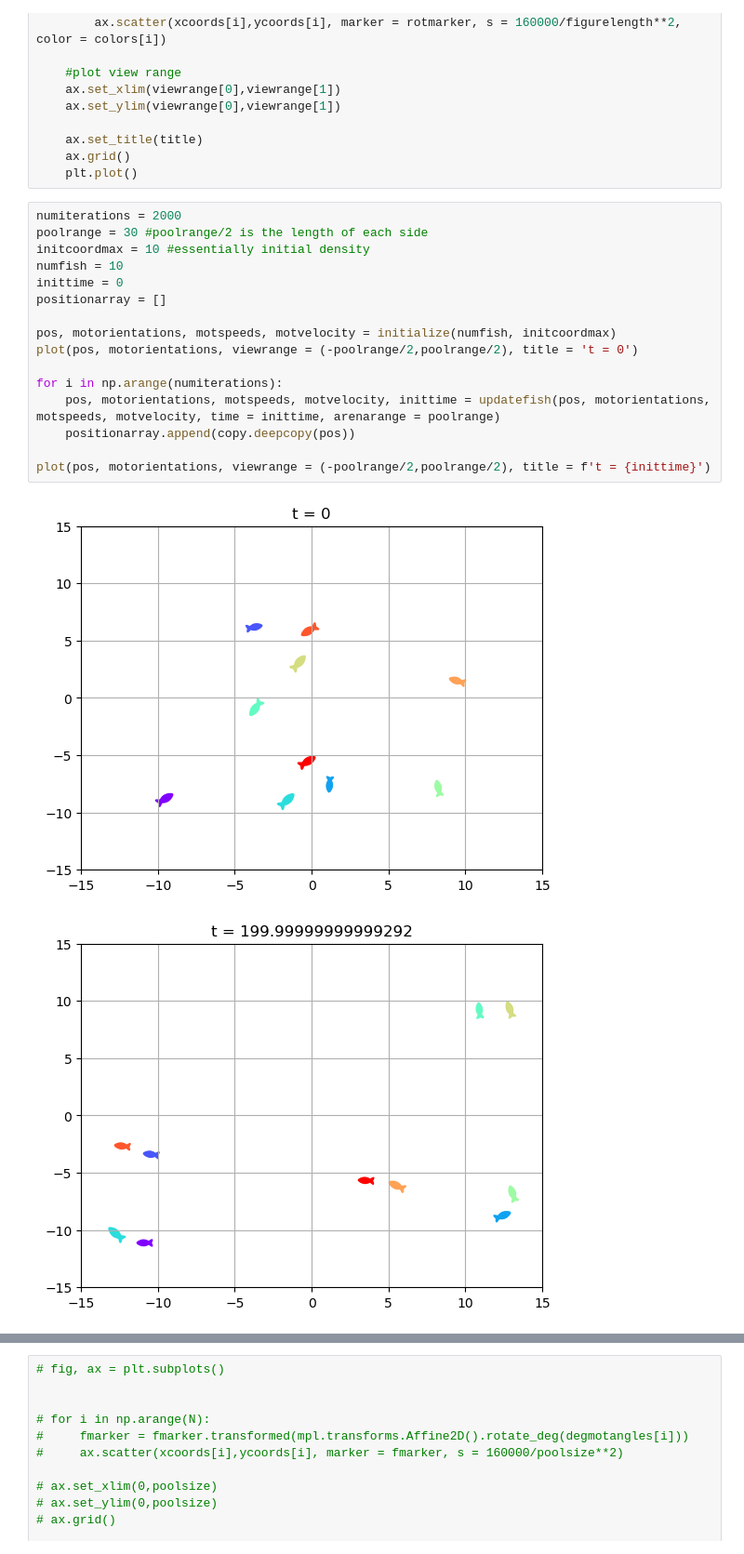
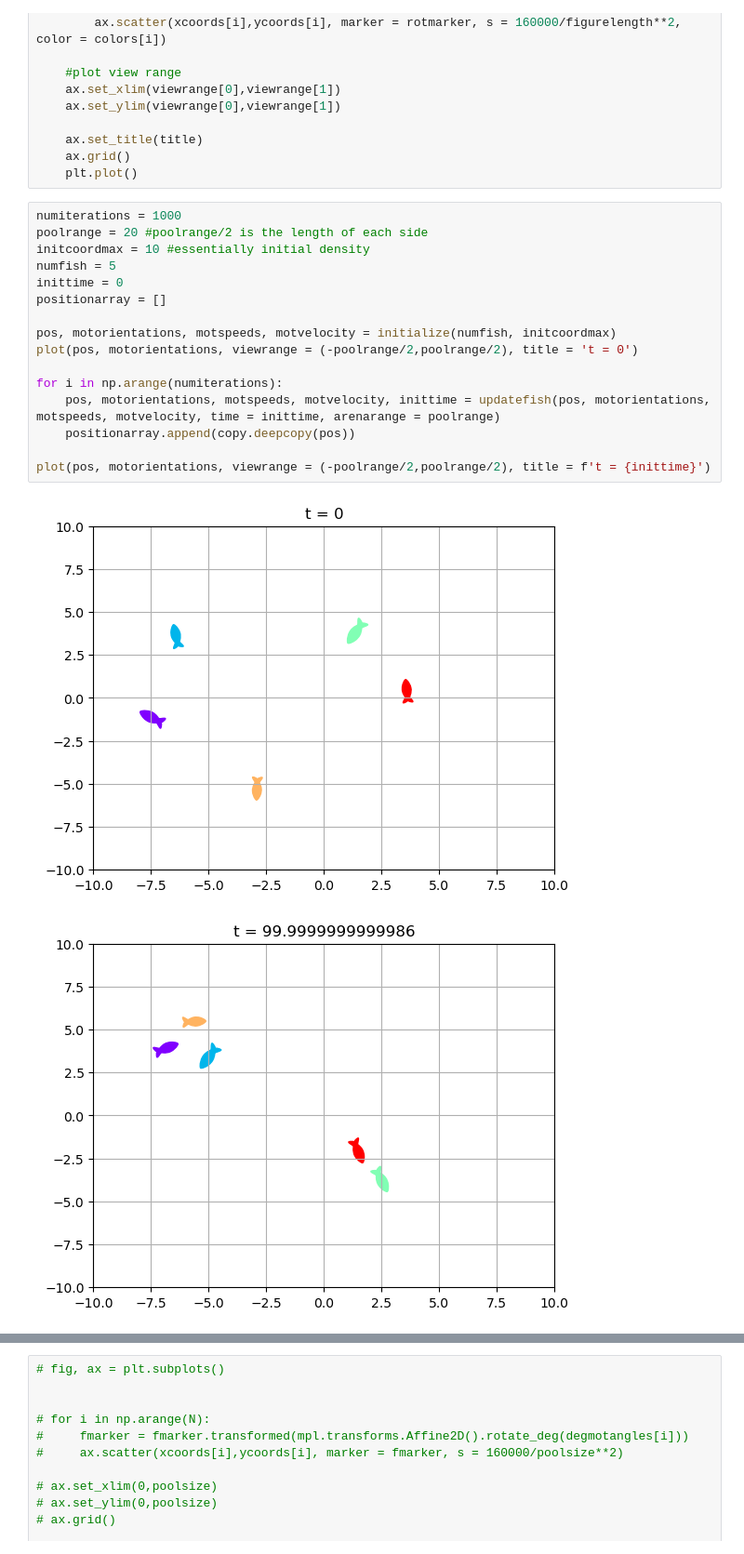
Before and after one commit to Bobomoto/PHYS250-Final-Project, a Jupyter notebook: Finalproject.ipynb, the cells around one changed output, grey strips where cells are left out. Shown at 93% size. Saved outputs shown, nothing was run; the diff lists cells and outputs as text.

```diff
--- a/Finalproject.ipynb
+++ b/Finalproject.ipynb
@@ -277,24 +277,24 @@ def plot(coords, radorientations, viewrange = (-50,50), title = '', fishmarker =
     ax.grid()
     plt.plot()
 # %%
-numiterations = 2000
-poolrange = 30 #poolrange/2 is the length of each side
+numiterations = 1000
+poolrange = 20 #poolrange/2 is the length of each side
 initcoordmax = 10 #essentially initial density
-numfish = 10
+numfish = 5
 inittime = 0
 positionarray = []
 
 pos, motorientations, motspeeds, motvelocity = initialize(numfish, initcoordmax)
 plot(pos, motorientations, viewrange = (-poolrange/2,poolrange/2), title = 't = 0')
 
 for i in np.arange(numiterations):
     pos, motorientations, motspeeds, motvelocity, inittime = updatefish(pos, motorientations, motspeeds, motvelocity, time = inittime, arenarange = poolrange)
     positionarray.append(copy.deepcopy(pos))
 
 plot(pos, motorientations, viewrange = (-poolrange/2,poolrange/2), title = f't = {inittime}')
 # %% [output]
-[figure, old version]
+[figure, new version]
-[figure, old version]
+[figure, new version]
 # %%
 fig, ax = plt.subplots()
 
```
Also changed, not shown: parts of 2 cells of this notebook, 1 other file.
